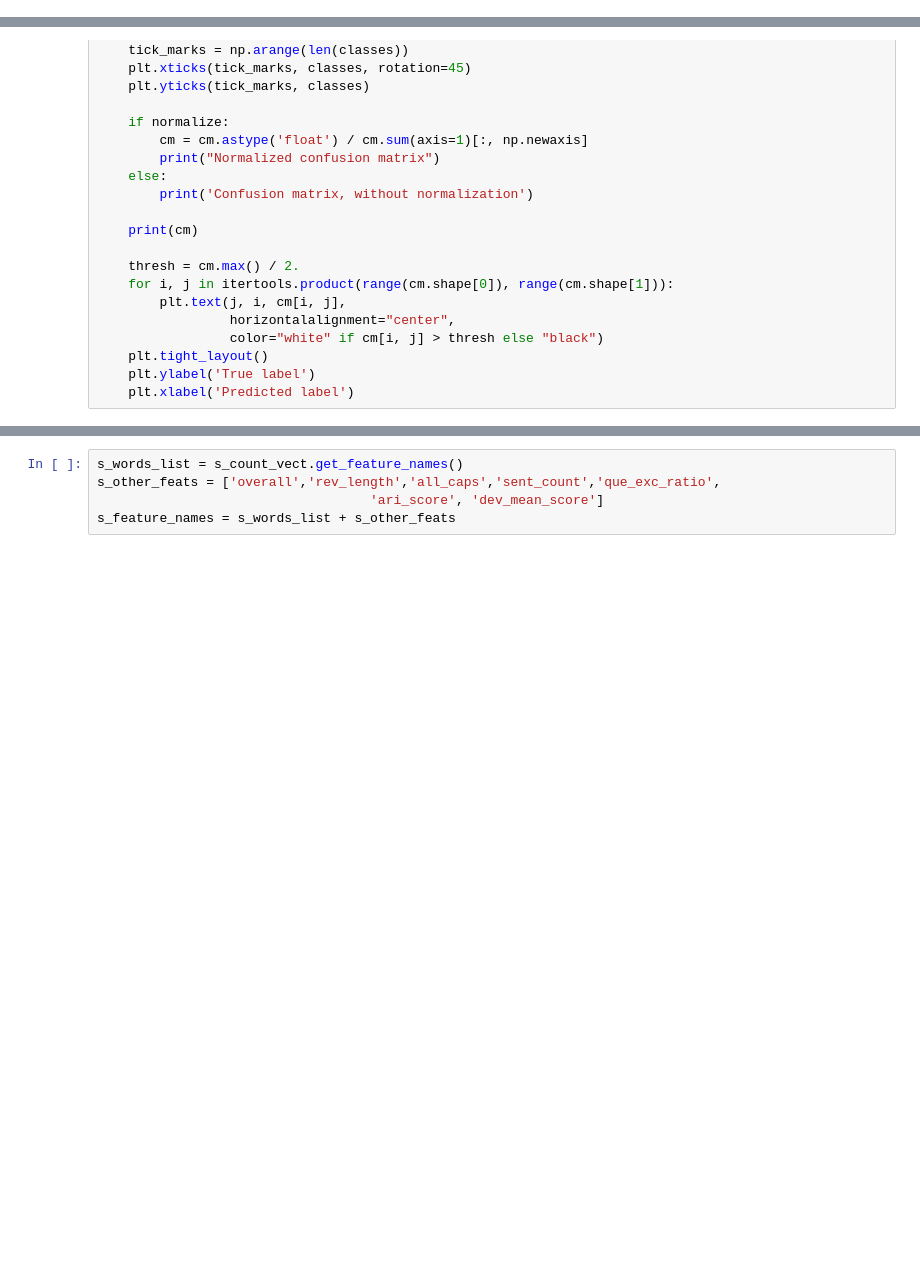
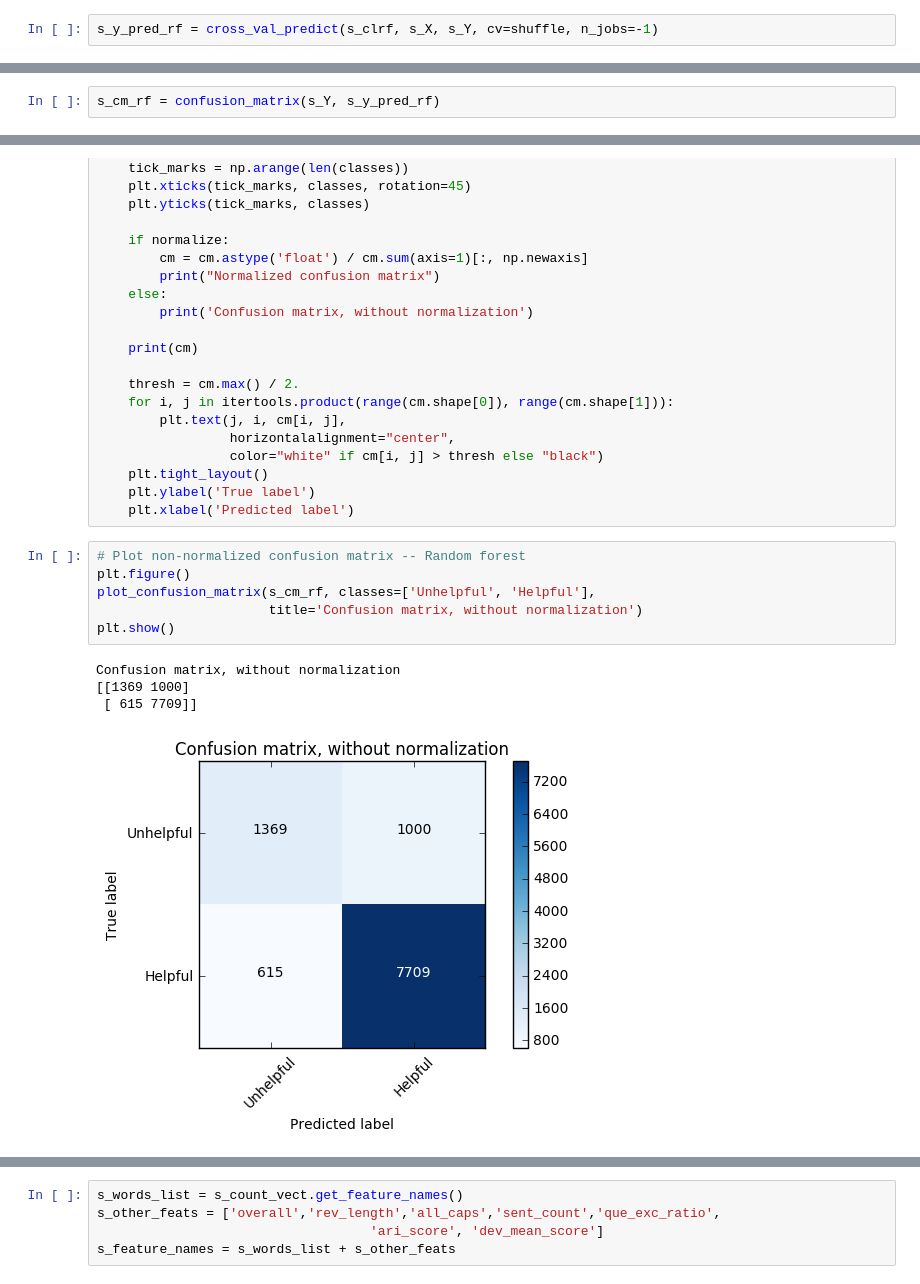
Before and after one commit to cipri-tom/ADA_project, a Jupyter notebook: predicting_helpfulness_small.ipynb, the cells around one changed output, grey strips where cells are left out. Saved outputs shown, nothing was run; the diff lists cells and outputs as text; blank space fills up the shorter version.

```diff
--- a/predicting_helpfulness_small.ipynb
+++ b/predicting_helpfulness_small.ipynb
@@ -322,0 +354,2 @@ s_cm = confusion_matrix(s_Y, s_y_pred_svc)
+# %%
+s_y_pred_rf = cross_val_predict(s_clrf, s_X, s_Y, cv=shuffle, n_jobs=-1)
@@ -322,0 +362,2 @@ s_cm = confusion_matrix(s_Y, s_y_pred_svc)
+# %%
+s_cm_rf = confusion_matrix(s_Y, s_y_pred_rf)
@@ -353,3 +400,14 @@ def plot_confusion_matrix(cm, classes,
     plt.tight_layout()
     plt.ylabel('True label')
     plt.xlabel('Predicted label')
+# %%
+# Plot non-normalized confusion matrix -- Random forest
+plt.figure()
+plot_confusion_matrix(s_cm_rf, classes=['Unhelpful', 'Helpful'],
+                      title='Confusion matrix, without normalization')
+plt.show()
+# %% [output]
+Confusion matrix, without normalization
+[[1369 1000]
+ [ 615 7709]]
+[figure, added]
```
Also changed, not shown: parts of 112 cells of this notebook, 2 other files.
